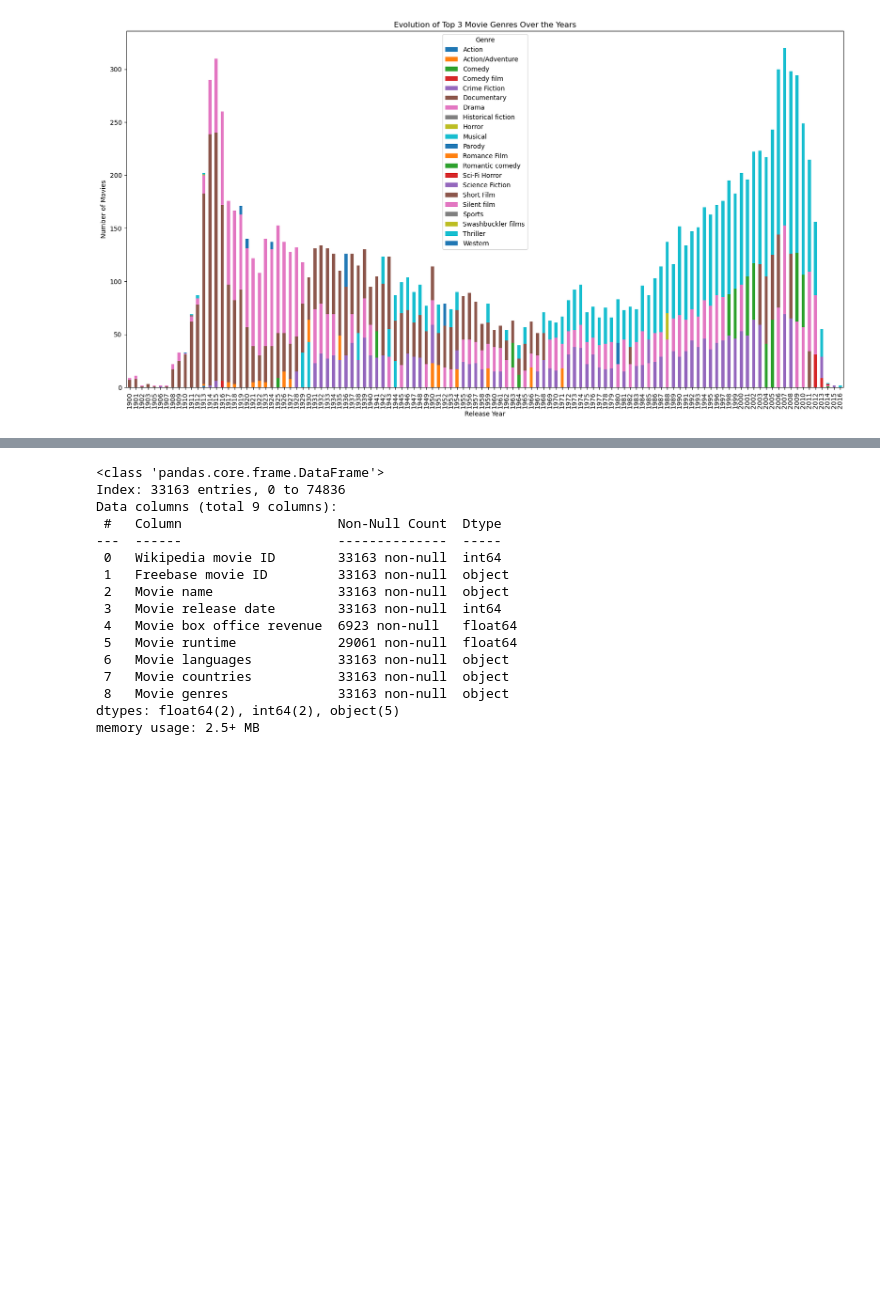
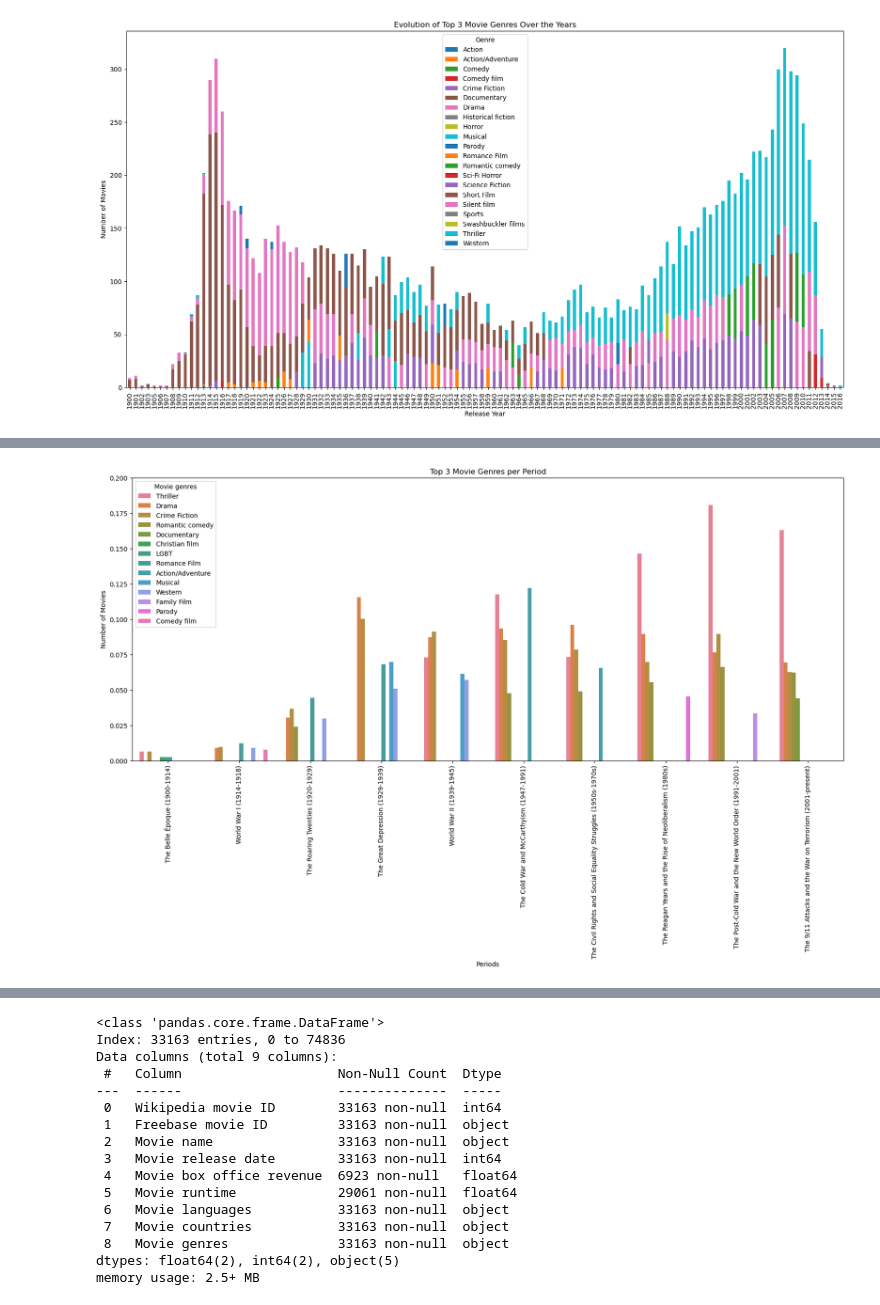
Before and after one commit to epfl-ada/ada-2024-project-metal2024, a Jupyter notebook: dataset_exploration.ipynb, the cells around one changed output, grey strips where cells are left out. Cells and saved outputs as stored; diff of their text form; code cells hidden in the pictures; blank space fills up the shorter version.

```diff
--- a/dataset_exploration.ipynb
+++ b/dataset_exploration.ipynb
@@ -133,3 +166,6 @@ characters_df["Actor gender"].value_counts().plot(kind="bar")
+# %%
+# These genre are not very relevant of the content of the movie
+unwanted_genres = ['Silent film', 'Short Film']
 # %% [markdown]
 Filter the movies dataset. We only keep the movies released after 1900 and from the USA.
 # %%
@@ -223,0 +266,36 @@ plt.show()
+# %%
+# Explode the 'Period' column to handle lists
+movies_2df_exploded = movies_2df.explode('Period')
+
+movies_2df_filtered = movies_2df_exploded[~movies_2df_exploded['Movie genres'].isin(unwanted_genres)]
+
+# Group the movies by period and genre, and count the number of movies in each group
+period_counts = movies_2df_filtered.groupby(['Period', 'Movie genres']).size().reset_index(name='count')
+pc = movies_2df_exploded.groupby(['Period', 'Movie genres']).size().reset_index(name='count')
+
+# Sort the counts in descending order for each period to get the top genres
+period_counts_sorted = period_counts.sort_values(by=['Period', 'count'], ascending=[True, False])
+pcs = pc.sort_values(by=['Period', 'count'], ascending=[True, False])
+
+# Count the total number of movies in each period
+#total_movies_per_period = period_counts_sorted.groupby('Period')['count'].transform('sum')
+tot = pcs.groupby('Period')['count'].transform('sum')
+
+# Normalize the counts by dividing each genre's count by the total number of movies in that period
+period_counts_sorted['normalized_count'] = period_counts_sorted['count'] / tot #total_movies_per_period
+
+# Extract the top 3 genres for each period
+top_3_genres_per_period_normalized = period_counts_sorted.groupby('Period').head(5).reset_index(drop=True)
+
+
+# You can also plot the top 3 genres for each period (optional)
+plt.figure(figsize=(20, 8))
+sns.barplot(data=top_3_genres_per_period_normalized, x='Period', y='normalized_count', hue='Movie genres', order=period_order_map)
+plt.xlabel('Periods')
+plt.ylabel('Number of Movies')
+plt.title('Top 3 Movie Genres per Period')
+plt.xticks(rotation=90)
+plt.ylim(0, 0.2)
+plt.show()
+# %% [output]
+[figure, added]
```
Also changed, not shown: parts of 11 cells of this notebook.
